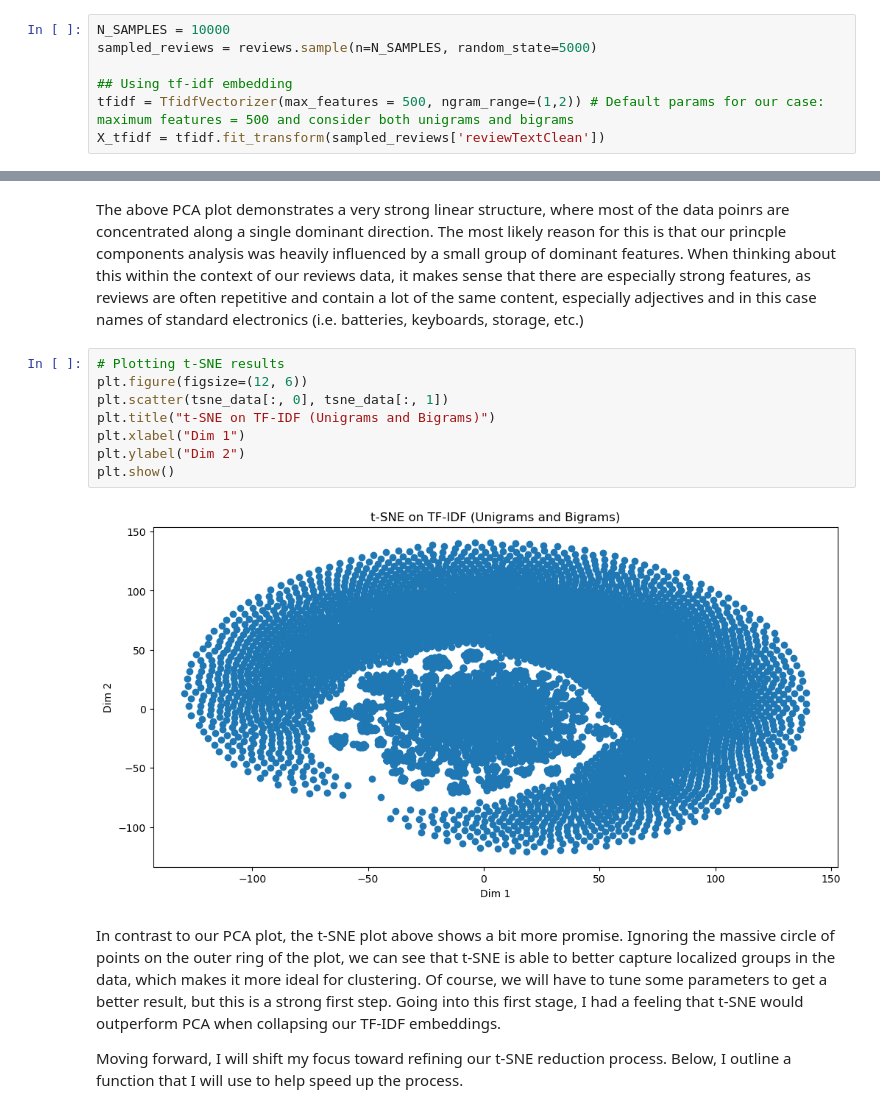
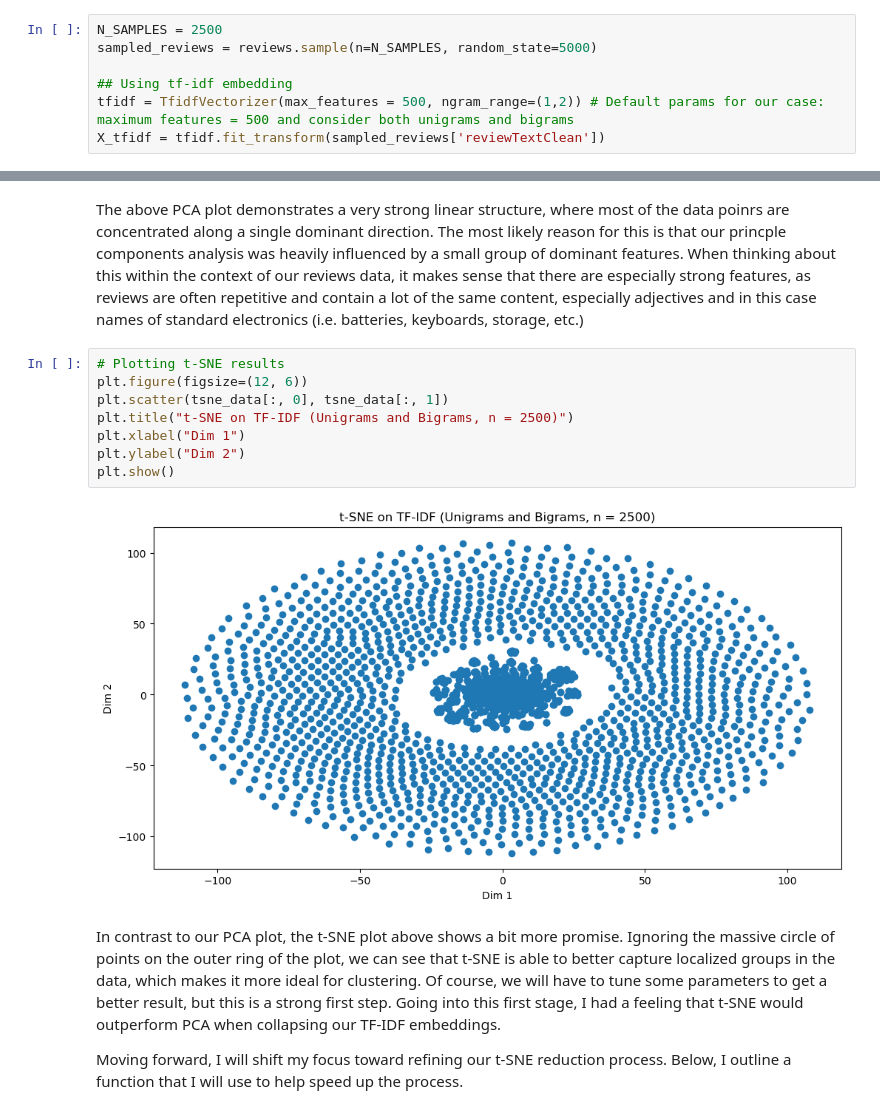
Before and after one commit to sm110101/portfolio_site, a Jupyter notebook: technical-details/unsupervised-learning/main.ipynb, the cells around one changed output, grey strips where cells are left out. Saved outputs shown, nothing was run; the diff lists cells and outputs as text.

```diff
--- a/technical-details/unsupervised-learning/main.ipynb
+++ b/technical-details/unsupervised-learning/main.ipynb
@@ -150,7 +150,7 @@ To start off, lets create two simple plots of the data, using each of our two di
 
 **Sample TF-IDF Matrix**
 # %%
-N_SAMPLES = 10000
+N_SAMPLES = 2500
 sampled_reviews = reviews.sample(n=N_SAMPLES, random_state=5000)
 
 ## Using tf-idf embedding
@@ -185,13 +185,13 @@ The above PCA plot demonstrates a very strong linear structure, where most of th
 # %%
 # Plotting t-SNE results
 plt.figure(figsize=(12, 6))
 plt.scatter(tsne_data[:, 0], tsne_data[:, 1])
-plt.title("t-SNE on TF-IDF (Unigrams and Bigrams)")
+plt.title("t-SNE on TF-IDF (Unigrams and Bigrams, n = 2500)")
 plt.xlabel("Dim 1")
 plt.ylabel("Dim 2")
 plt.show()
 # %% [output]
-[figure, old version]
+[figure, new version]
 # %% [markdown]
 In contrast to our PCA plot, the t-SNE plot above shows a bit more promise. Ignoring the massive circle of points on the outer ring of the plot, we can see that t-SNE is able to better capture localized groups in the data, which makes it more ideal for clustering. Of course, we will have to tune some parameters to get a better result, but this is a strong first step. Going into this first stage, I had a feeling that t-SNE would outperform PCA when collapsing our TF-IDF embeddings.
 
```
Also changed, not shown: parts of 33 cells of this notebook, 33 other files.
